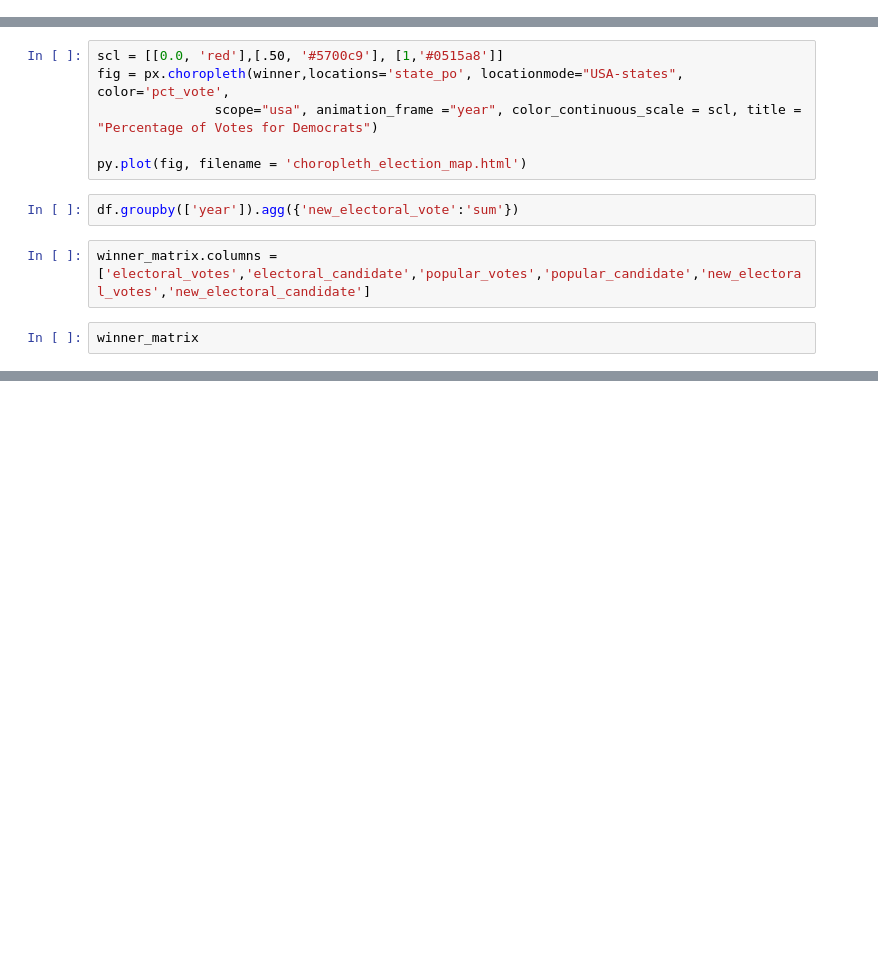
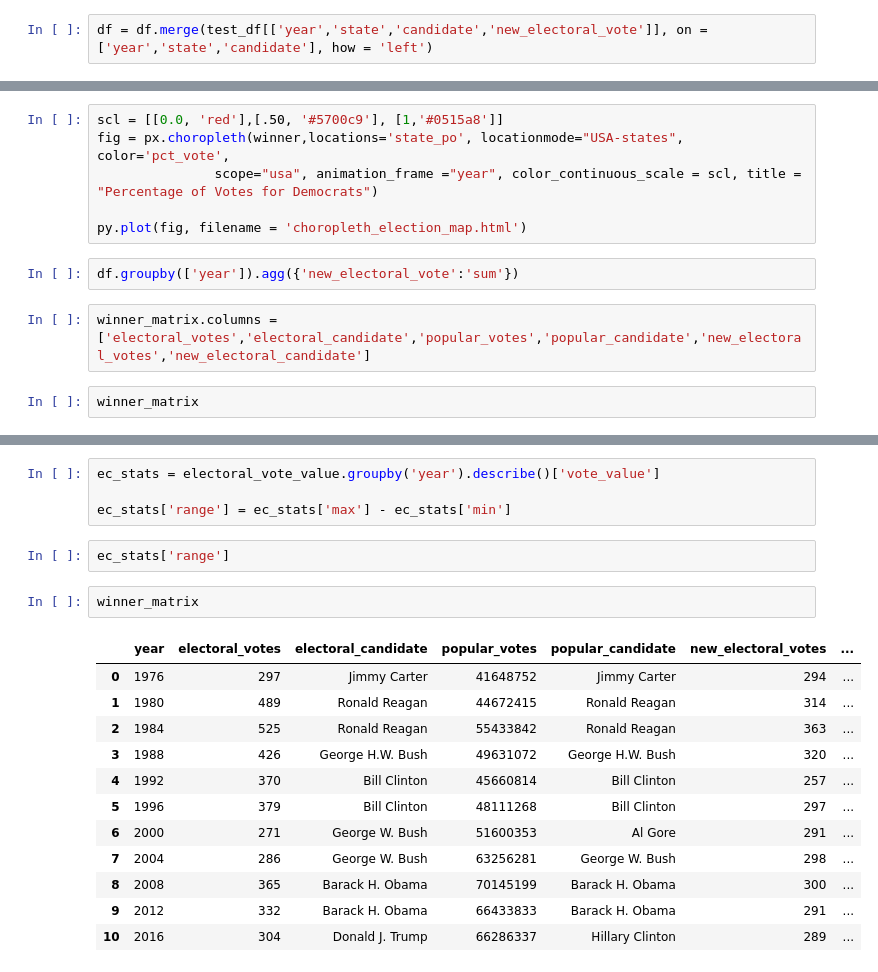
Before and after one commit to ta-data-mexpt/project-dataviz, a Jupyter notebook: main.ipynb, the cells around one changed output, grey strips where cells are left out. Drawn from its saved outputs; the diff is of its cells as text; blank space fills up the shorter version.

```diff
--- a/main.ipynb
+++ b/main.ipynb
@@ -137,3 +124,5 @@ test_df.groupby(['year']).agg({'new_electoral_vote':'sum','electoral_votes':'sum
+# %%
+df = df.merge(test_df[['year','state','candidate','new_electoral_vote']], on = ['year','state','candidate'], how = 'left')
 # %%
 # add column to calculate electoral vote as percentage of totalvotes
 # df['new_electoral_vote'] = df['pct_vote']*df['total_electoral_votes']
@@ -292,0 +282,21 @@ px.scatter(df, x ='state' , y = ['electoral_vote_value_voters','electoral_vote_v
+# %%
+ec_stats = electoral_vote_value.groupby('year').describe()['vote_value']
+
+ec_stats['range'] = ec_stats['max'] - ec_stats['min']
+# %%
+ec_stats['range']
+# %%
+winner_matrix
+# %% [output]
+|  | year | electoral_votes | electoral_candidate | popular_votes | popular_candidate | new_electoral_votes | ... |
+| 0 | 1976 | 297 | Jimmy Carter | 41648752 | Jimmy Carter | 294 | ... |
+| 1 | 1980 | 489 | Ronald Reagan | 44672415 | Ronald Reagan | 314 | ... |
+| 2 | 1984 | 525 | Ronald Reagan | 55433842 | Ronald Reagan | 363 | ... |
+| 3 | 1988 | 426 | George H.W. Bush | 49631072 | George H.W. Bush | 320 | ... |
+| 4 | 1992 | 370 | Bill Clinton | 45660814 | Bill Clinton | 257 | ... |
+| 5 | 1996 | 379 | Bill Clinton | 48111268 | Bill Clinton | 297 | ... |
+| 6 | 2000 | 271 | George W. Bush | 51600353 | Al Gore | 291 | ... |
+| 7 | 2004 | 286 | George W. Bush | 63256281 | George W. Bush | 298 | ... |
+| 8 | 2008 | 365 | Barack H. Obama | 70145199 | Barack H. Obama | 300 | ... |
+| 9 | 2012 | 332 | Barack H. Obama | 66433833 | Barack H. Obama | 291 | ... |
+| 10 | 2016 | 304 | Donald J. Trump | 66286337 | Hillary Clinton | 289 | ... |
```
Also changed, not shown: parts of 10 cells of this notebook, 2 other files.
